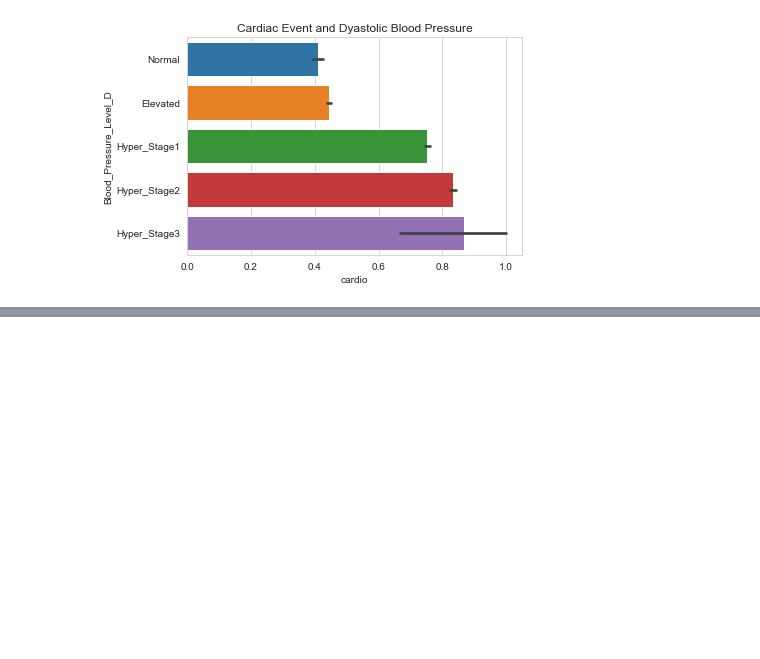
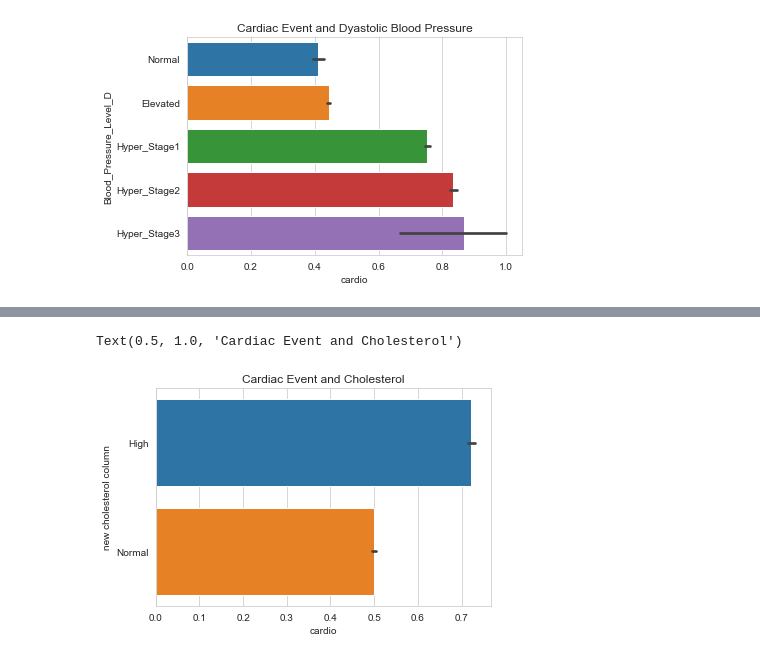
Before and after one commit to tinapai/SMUMSDS-ML1, a Jupyter notebook: Lab_1.ipynb, the cells around one changed output, grey strips where cells are left out. Drawn from its saved outputs; the diff is of its cells as text; code cells hidden in the pictures; blank space fills up the shorter version.

```diff
--- a/Lab_1.ipynb
+++ b/Lab_1.ipynb
@@ -319,0 +320,4 @@ age 20, has HBP, and many don’t even know it. Not treating high blood pressure
+# %%
+df1['new cholesterol column'] = np.where((df1.cholesterol == 1), "Normal", "High")
+df1['new glucose column'] = np.where((df1.gluc == 1), "Normal", "High")
+df1['new cholesterol column']
@@ -319,0 +337,8 @@ age 20, has HBP, and many don’t even know it. Not treating high blood pressure
+# %%
+import seaborn as sns
+
+sns.barplot(x='cardio', y='new cholesterol column', data=df1, saturation=0.8)
+plt.title('Cardiac Event and Cholesterol')
+# %% [output]
+Text(0.5, 1.0, 'Cardiac Event and Cholesterol')
+[figure, added]
```
Also changed, not shown: parts of 9 cells of this notebook.
